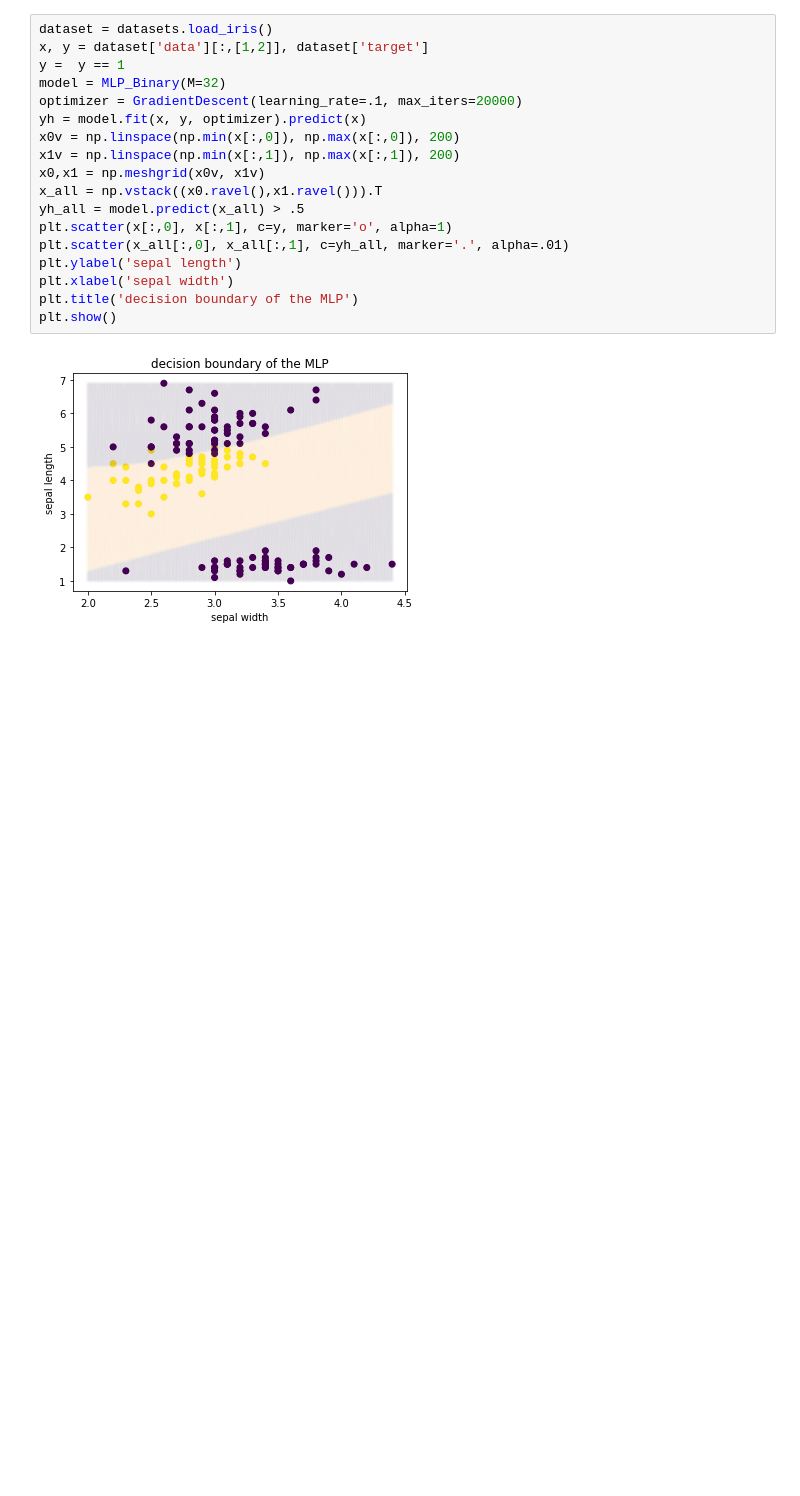
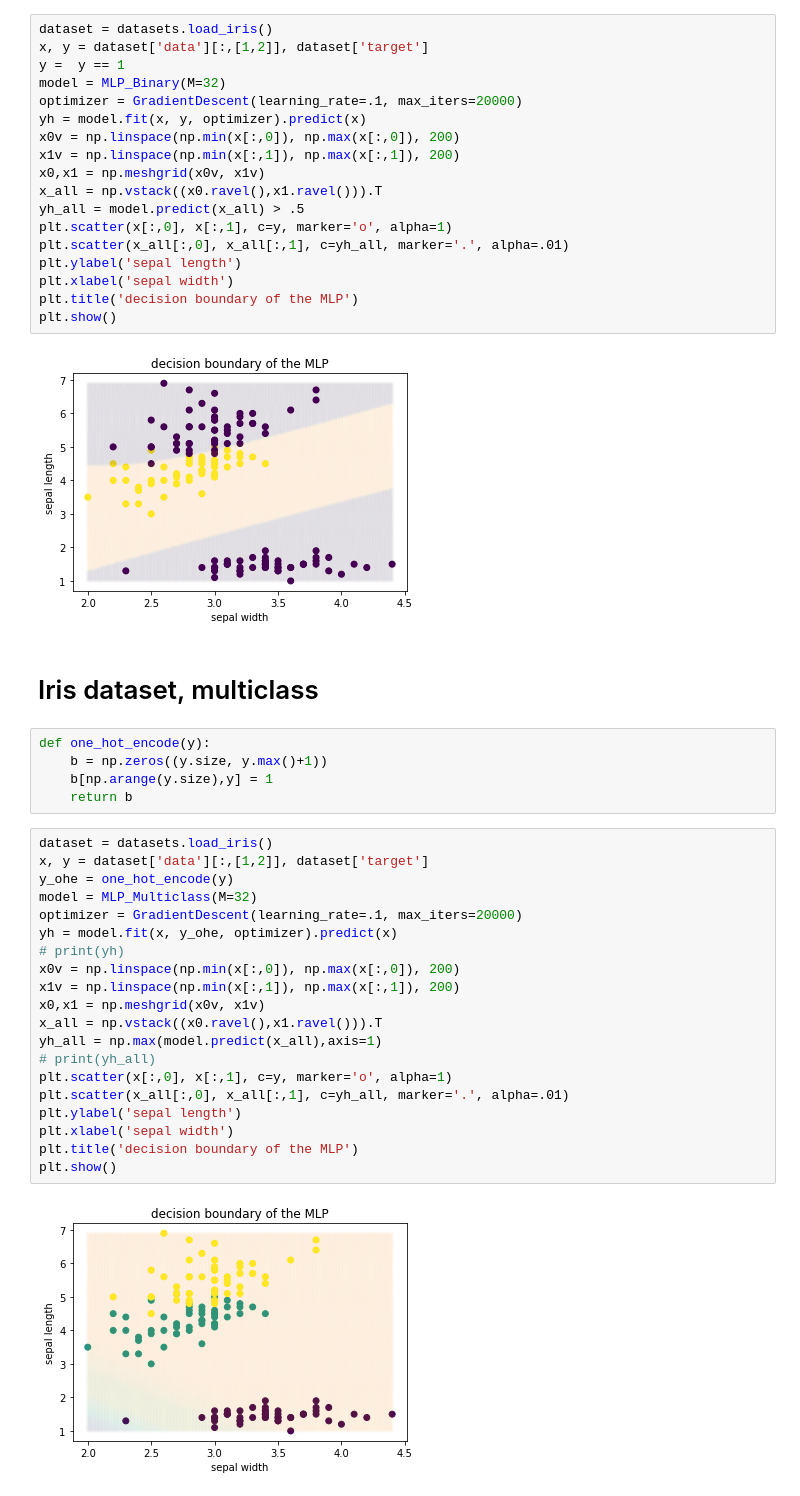
Before and after one commit to Rob2077/COMP-551, a Jupyter notebook: MLP.ipynb, the cells around one changed output. Drawn from its saved outputs; the diff is of its cells as text; blank space fills up the shorter version.

```diff
--- a/MLP.ipynb
+++ b/MLP.ipynb
@@ -123,3 +136,32 @@ plt.title('decision boundary of the MLP')
 plt.show()
 # %% [output]
 [figure]
+# %% [markdown]
+# Iris dataset, multiclass
+# %%
+def one_hot_encode(y):
+    b = np.zeros((y.size, y.max()+1))
+    b[np.arange(y.size),y] = 1
+    return b
+# %%
+dataset = datasets.load_iris()
+x, y = dataset['data'][:,[1,2]], dataset['target']
+y_ohe = one_hot_encode(y)
+model = MLP_Multiclass(M=32)
+optimizer = GradientDescent(learning_rate=.1, max_iters=20000)
+yh = model.fit(x, y_ohe, optimizer).predict(x)
+# print(yh)
+x0v = np.linspace(np.min(x[:,0]), np.max(x[:,0]), 200)
+x1v = np.linspace(np.min(x[:,1]), np.max(x[:,1]), 200)
+x0,x1 = np.meshgrid(x0v, x1v)
+x_all = np.vstack((x0.ravel(),x1.ravel())).T
+yh_all = np.max(model.predict(x_all),axis=1)
+# print(yh_all)
+plt.scatter(x[:,0], x[:,1], c=y, marker='o', alpha=1)
+plt.scatter(x_all[:,0], x_all[:,1], c=yh_all, marker='.', alpha=.01)
+plt.ylabel('sepal length')
+plt.xlabel('sepal width')
+plt.title('decision boundary of the MLP')
+plt.show()
+# %% [output]
+[figure, added]
```
Also changed, not shown: parts of 5 cells of this notebook.
